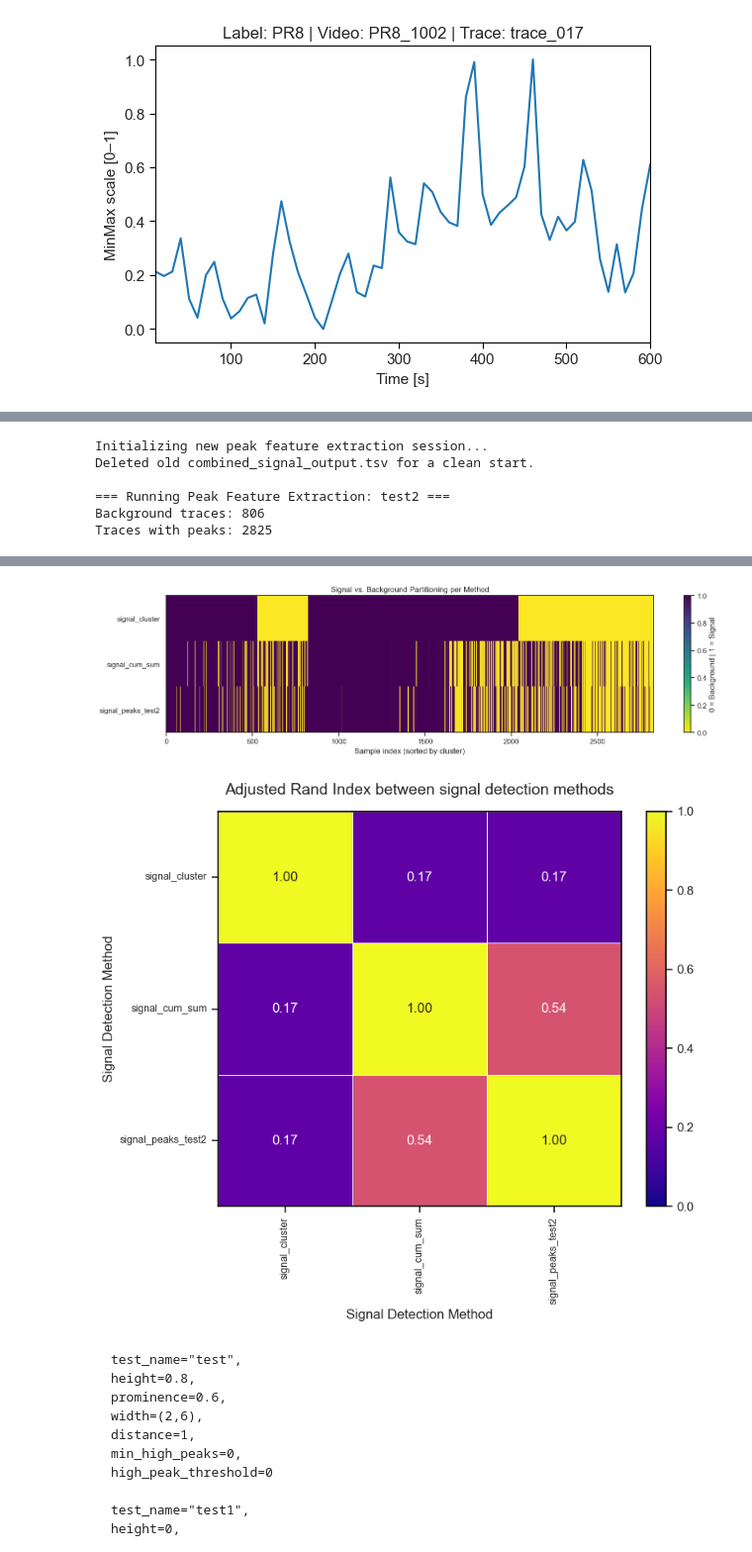
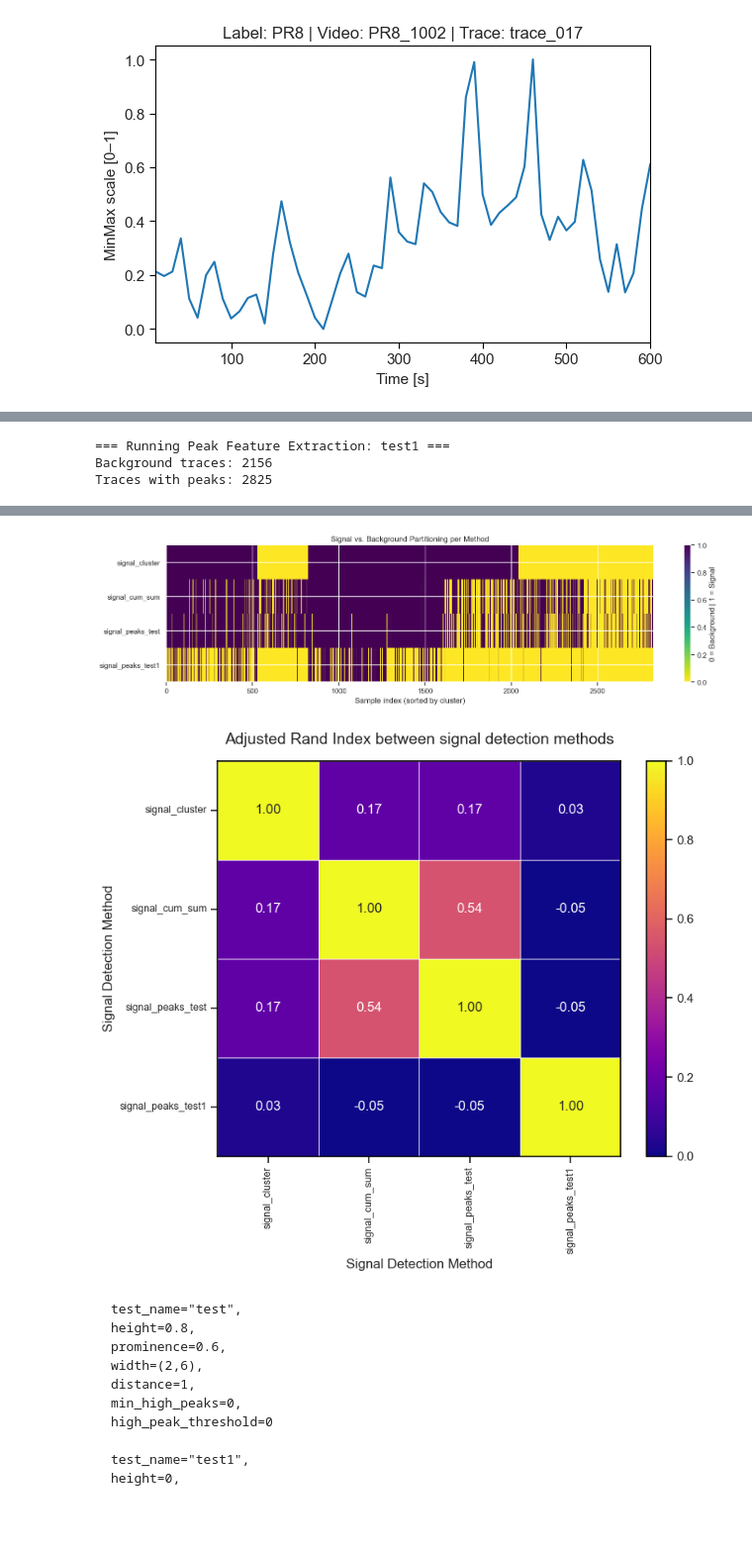
Before and after one commit to denlukas/IAV_Classification, a Jupyter notebook: notebooks/003_Peak_Feature_Extraction.ipynb, the cells around one changed output, grey strips where cells are left out. Shown at 99% size. Cells and saved outputs as stored; diff of their text form; code cells hidden in the pictures; blank space fills up the shorter version.

```diff
--- a/notebooks/003_Peak_Feature_Extraction.ipynb
+++ b/notebooks/003_Peak_Feature_Extraction.ipynb
@@ -479,18 +478,15 @@ time_cols = sorted(time_cols)
 data, df, all_peaks = run_peak_feature_extraction(
     data=data,
     all_cols=time_cols,
-    test_name="test2",
+    test_name="test1",
     height=0,
     prominence=0,
     width=0,
     distance=1,
     min_high_peaks=7,
-    high_peak_threshold=0.7
+    high_peak_threshold=0.5
 )
 # %% [output]
-Initializing new peak feature extraction session...
-Deleted old combined_signal_output.tsv for a clean start.
-
-=== Running Peak Feature Extraction: test2 ===
-Background traces: 806
+=== Running Peak Feature Extraction: test1 ===
+Background traces: 2156
 Traces with peaks: 2825
@@ -498,5 +494,5 @@ Traces with peaks: 2825
-[figure, old version]
+[figure, new version]
-[figure, old version]
+[figure, new version]
 # %% [markdown]
     test_name="test",
     height=0.8,
```
Also changed, not shown: parts of 7 cells of this notebook, 4 other files.
